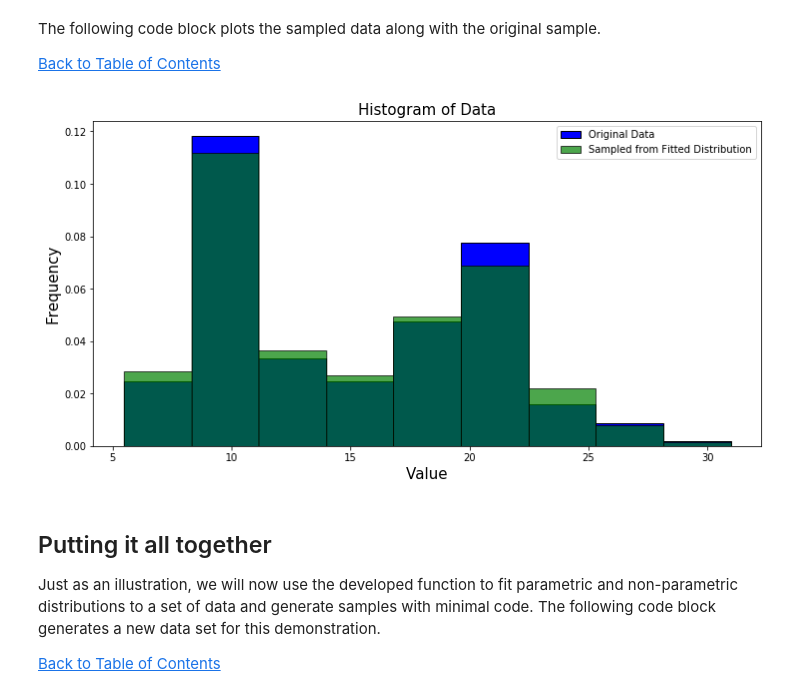
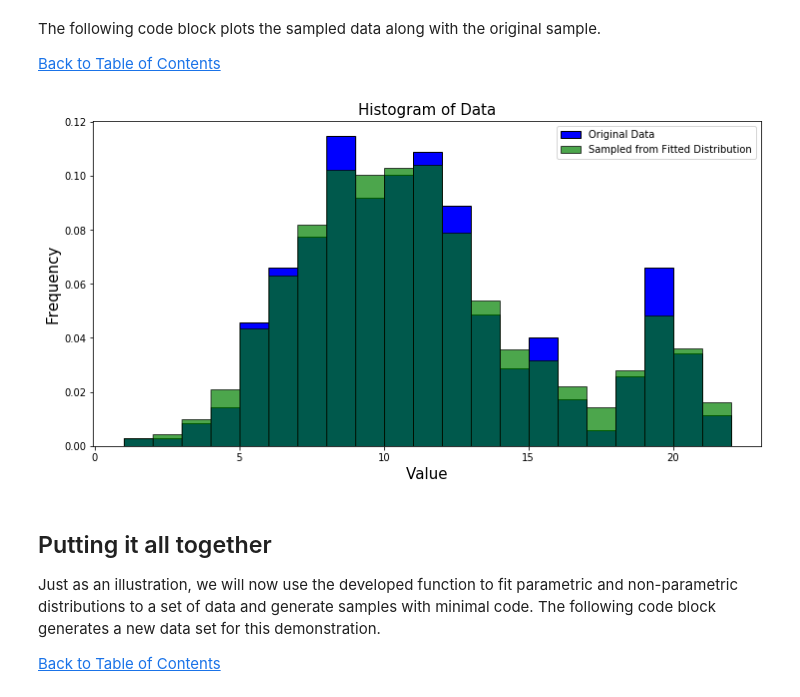
Before and after one commit to nkfreeman/Python_Tutorials, a Jupyter notebook: 6-Distribution_Fitting/Distribution_Fitting.ipynb, the cells around one changed output. Cells and saved outputs as stored; diff of their text form; code cells hidden in the pictures.

```diff
--- a/6-Distribution_Fitting/Distribution_Fitting.ipynb
+++ b/6-Distribution_Fitting/Distribution_Fitting.ipynb
@@ -491,16 +488,16 @@ We will demonstrate kernel density estimation using another set of randomly gene
 
 [Back to Table of Contents](#Table_of_Contents)<br>
 # %%
-np.random.seed(42)
-data = np.random.normal(loc = 10, scale = 1.5, size = 100)
-data = np.append(data, np.random.normal(loc = 20, scale = 3, size = 100))
+np.random.seed(0)
+data = np.random.normal(loc = 10, scale = 3, size = 300)
+data = np.append(data, np.random.normal(loc = 20, scale = 1, size = 50))
 np.random.shuffle(data)
 
 fig, ax = plt.subplots(1, 1, figsize = (12, 6))
 
 ax.hist(data,
         edgecolor = 'k',
-        bins = np.linspace(data.min()*0.9, data.max()*1.1, 10),
+        bins = np.arange(np.floor(data.min()), np.ceil(data.max()), 1),
         label = 'Actual Data')
 ax.set_ylabel('Frequency', fontsize = 20)
 ax.set_xlabel('Value', fontsize = 20)
@@ -929,27 +926,27 @@ The following code block plots the sampled data along with the original sample.
 # %%
 fig, ax = plt.subplots(1, 1, figsize = (12, 6))
 
 ax.hist(data,
         density = True,
-        bins = np.linspace(data.min()*0.9, data.max()*1.1, 10),
+        bins = np.arange(np.floor(data.min()), np.ceil(data.max()), 1),
         edgecolor = 'k',
         color = 'b',
         label = "Original Data")
 ax.hist(my_sample,
         density = True,
-        bins = np.linspace(data.min()*0.9, data.max()*1.1, 10),
+        bins = np.arange(np.floor(data.min()), np.ceil(data.max()), 1),
         alpha = 0.7,
         edgecolor = 'k',
         color = 'g',
         label = "Sampled from Fitted Distribution")
 ax.set_xlabel('Value', fontsize = 15)
 ax.set_ylabel('Frequency', fontsize = 15)
 ax.legend()
 ax.set_title('Histogram of Data', fontsize = 15)
 
 plt.show()
 # %% [output]
-[figure, old version]
+[figure, new version]
 # %% [markdown]
 ##  Putting it all together
 <a id="Putting_it_all_together"> </a>
```
Also changed, not shown: parts of 33 cells of this notebook.
